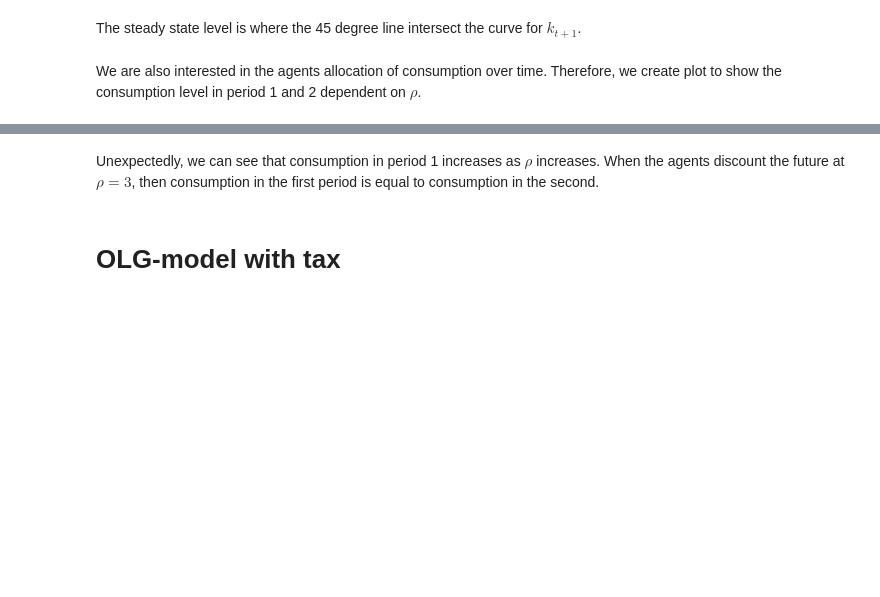
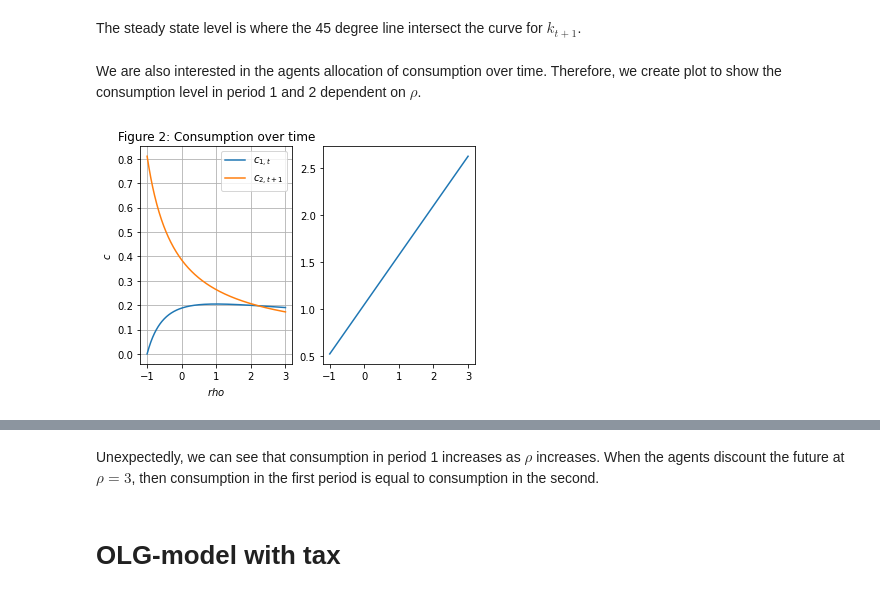
Before and after one commit to AskerNC/projects-2021-team-olm, a Jupyter notebook: modelproject/modelproject.ipynb, the cells around one changed output, grey strips where cells are left out. Drawn from its saved outputs; the diff is of its cells as text; code cells hidden in the pictures; blank space fills up the shorter version.

```diff
--- a/modelproject/modelproject.ipynb
+++ b/modelproject/modelproject.ipynb
@@ -277,2 +300,22 @@ def solve(alpha,n,rho):
+# %%
+#Setting up grids
+rho_space= np.linspace(-1,3,300)
+c_vec = np.array([solve(alpha,n,rho) for rho in rho_space])
+
+#Plotting the graph
+fig = plt.figure()
+ax = fig.add_subplot(1,2,1)
+ax2 = fig.add_subplot(1,2,2)
+ax.plot(rho_space,c_vec[:,0])
+ax.plot(rho_space,c_vec[:,1])
+
+ax2.plot(rho_space,c_vec[:,2])
+ax.legend(['$c_{1,t}$','$c_{2,t+1}$'])
+ax.set_xlabel('$rho$')
+ax.set_ylabel('$c$')
+ax.set_title('Figure 2: Consumption over time')
+ax.grid(True);
+# %% [output]
+[figure, added]
 # %%
 #Setting up grids
```
Also changed, not shown: parts of 8 cells of this notebook.
